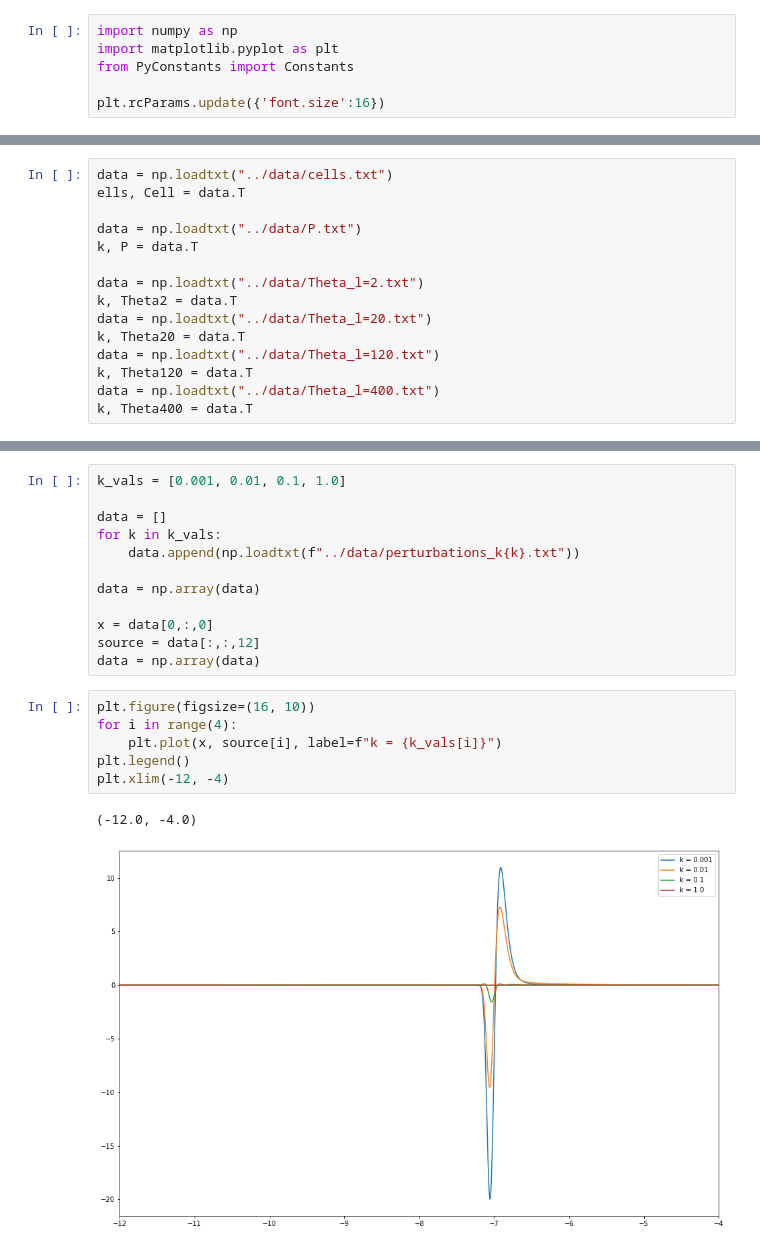
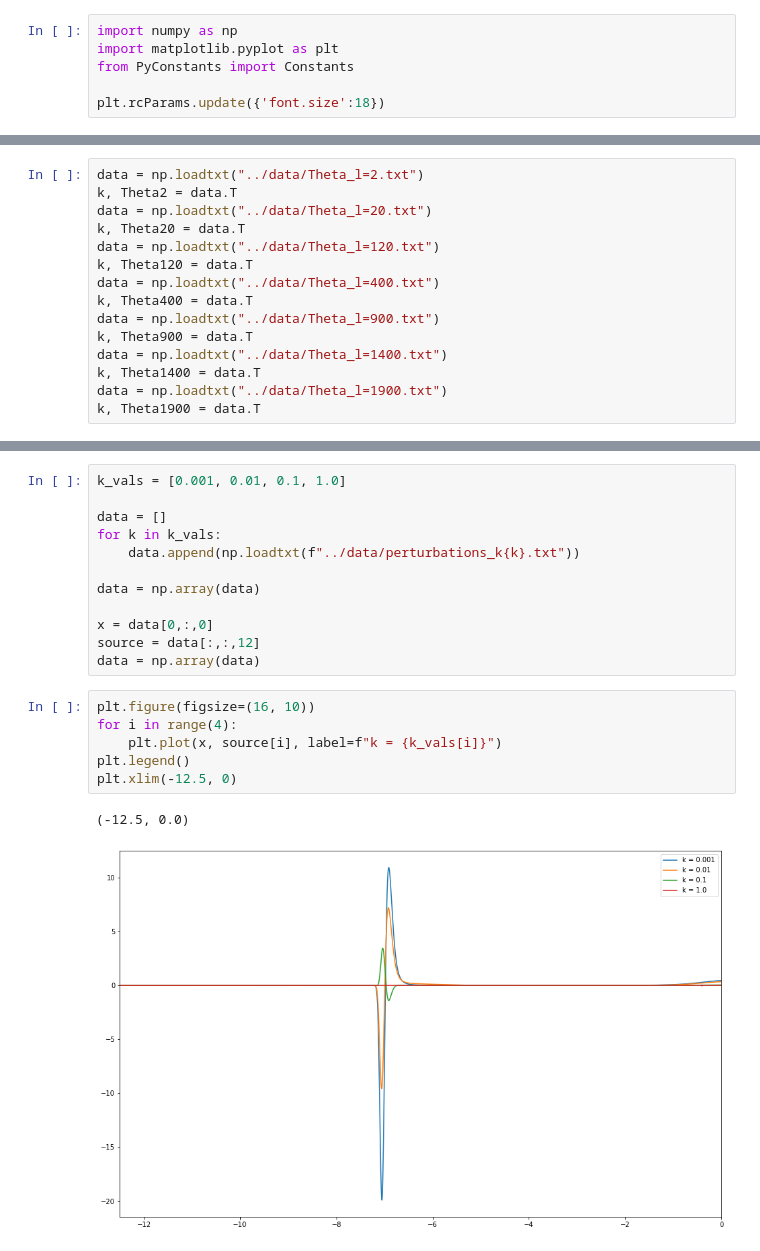
Before and after one commit to asdfbat/AST5220, a Jupyter notebook: Project/Python/m4_plotting.ipynb, the cells around one changed output, grey strips where cells are left out. Drawn from its saved outputs; the diff is of its cells as text.

```diff
--- a/Project/Python/m4_plotting.ipynb
+++ b/Project/Python/m4_plotting.ipynb
@@ -3,4 +3,4 @@ import numpy as np
 import matplotlib.pyplot as plt
 from PyConstants import Constants
 
-plt.rcParams.update({'font.size':16})
+plt.rcParams.update({'font.size':18})
@@ -7,10 +79,4 @@ plt.rcParams.update({'font.size':16})
 # %%
-data = np.loadtxt("../data/cells.txt")
-ells, Cell = data.T
-
-data = np.loadtxt("../data/P.txt")
-k, P = data.T
-
 data = np.loadtxt("../data/Theta_l=2.txt")
 k, Theta2 = data.T
 data = np.loadtxt("../data/Theta_l=20.txt")
@@ -19,3 +85,9 @@ data = np.loadtxt("../data/Theta_l=120.txt")
 k, Theta120 = data.T
 data = np.loadtxt("../data/Theta_l=400.txt")
 k, Theta400 = data.T
+data = np.loadtxt("../data/Theta_l=900.txt")
+k, Theta900 = data.T
+data = np.loadtxt("../data/Theta_l=1400.txt")
+k, Theta1400 = data.T
+data = np.loadtxt("../data/Theta_l=1900.txt")
+k, Theta1900 = data.T
@@ -74,9 +206,9 @@ data = np.array(data)
 # %%
 plt.figure(figsize=(16, 10))
 for i in range(4):
     plt.plot(x, source[i], label=f"k = {k_vals[i]}")
 plt.legend()
-plt.xlim(-12, -4)
+plt.xlim(-12.5, 0)
 # %% [output]
-(-12.0, -4.0)
+(-12.5, 0.0)
-[figure, old version]
+[figure, new version]
```
Also changed, not shown: parts of 21 cells of this notebook, 39 other files.
